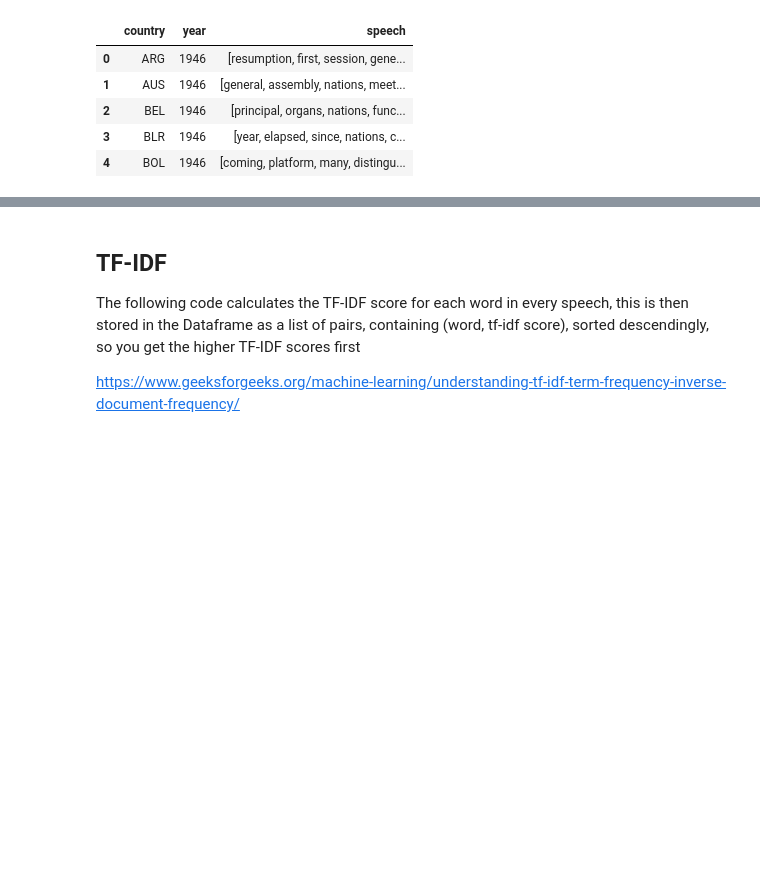
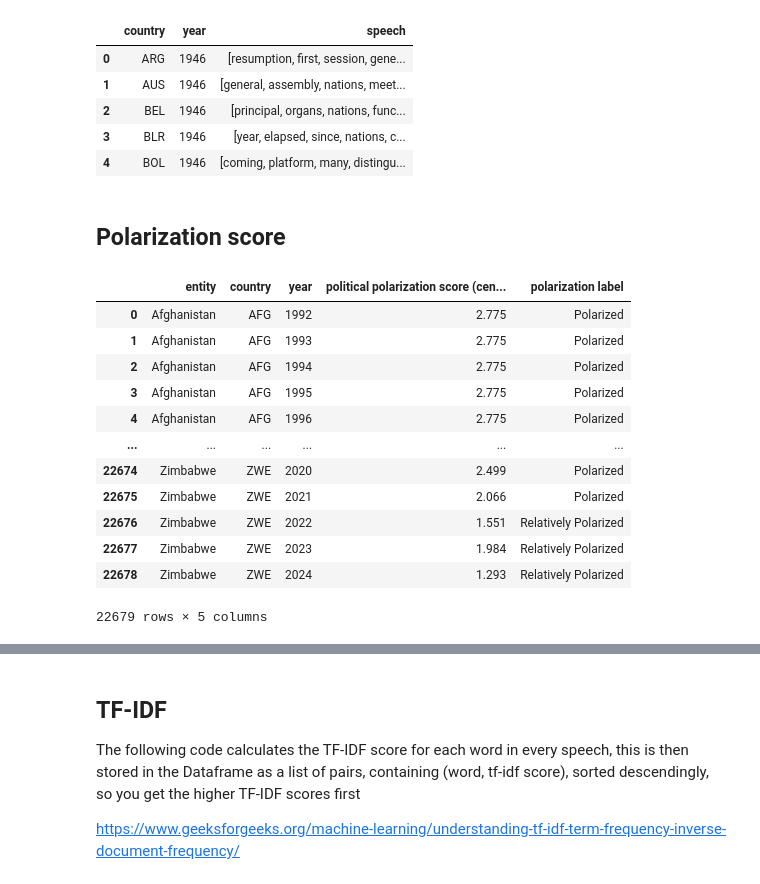
Before and after one commit to ileshyadav2002/FDS_ASSIGNMENT1, a Jupyter notebook: TD_IDF.ipynb, the cells around one changed output, grey strips where cells are left out. Cells and saved outputs as stored; diff of their text form; code cells hidden in the pictures; blank space fills up the shorter version.

```diff
--- a/TD_IDF.ipynb
+++ b/TD_IDF.ipynb
@@ -109,3 +110,49 @@ df_tokenize.head(5)
 | 2 | BEL | 1946 | [principal, organs, nations, func... |
 | 3 | BLR | 1946 | [year, elapsed, since, nations, c... |
 | 4 | BOL | 1946 | [coming, platform, many, distingu... |
+# %% [markdown]
+## Polarization score
+# %%
+polarization_df = pd.read_csv("political-polarization-score.csv")
+polarization_df.head()
+
+polarization_df.columns = polarization_df.columns.str.lower()
+
+bounds = [-np.inf, -3, -2, -1, 0, 1, 2, 3, np.inf]
+
+labels = [
+    "Very stable",
+    "Stable",
+    "Relatively Stable",
+    "Slightly Stable",
+    "Slightly Polarized",
+    "Relatively Polarized",
+    "Polarized",
+    "Very Polarized"
+]
+
+polarization_df["polarization label"] = pd.cut(
+    polarization_df["political polarization score (central estimate)"],
+    bins=bounds,
+    labels=labels,
+    include_lowest=True,
+    right=False
+)
+polarization_df = polarization_df.rename(columns={"code": "country"})
+
+
+polarization_df
+# %% [output]
+|  | entity | country | year | political polarization score (cen... | polarization label |
+| 0 | Afghanistan | AFG | 1992 | 2.775 | Polarized |
+| 1 | Afghanistan | AFG | 1993 | 2.775 | Polarized |
+| 2 | Afghanistan | AFG | 1994 | 2.775 | Polarized |
+| 3 | Afghanistan | AFG | 1995 | 2.775 | Polarized |
+| 4 | Afghanistan | AFG | 1996 | 2.775 | Polarized |
+| ... | ... | ... | ... | ... | ... |
+| 22674 | Zimbabwe | ZWE | 2020 | 2.499 | Polarized |
+| 22675 | Zimbabwe | ZWE | 2021 | 2.066 | Polarized |
+| 22676 | Zimbabwe | ZWE | 2022 | 1.551 | Relatively Polarized |
+| 22677 | Zimbabwe | ZWE | 2023 | 1.984 | Relatively Polarized |
+| 22678 | Zimbabwe | ZWE | 2024 | 1.293 | Relatively Polarized |
+22679 rows × 5 columns
```
Also changed, not shown: parts of 12 cells of this notebook, 1 other file.
